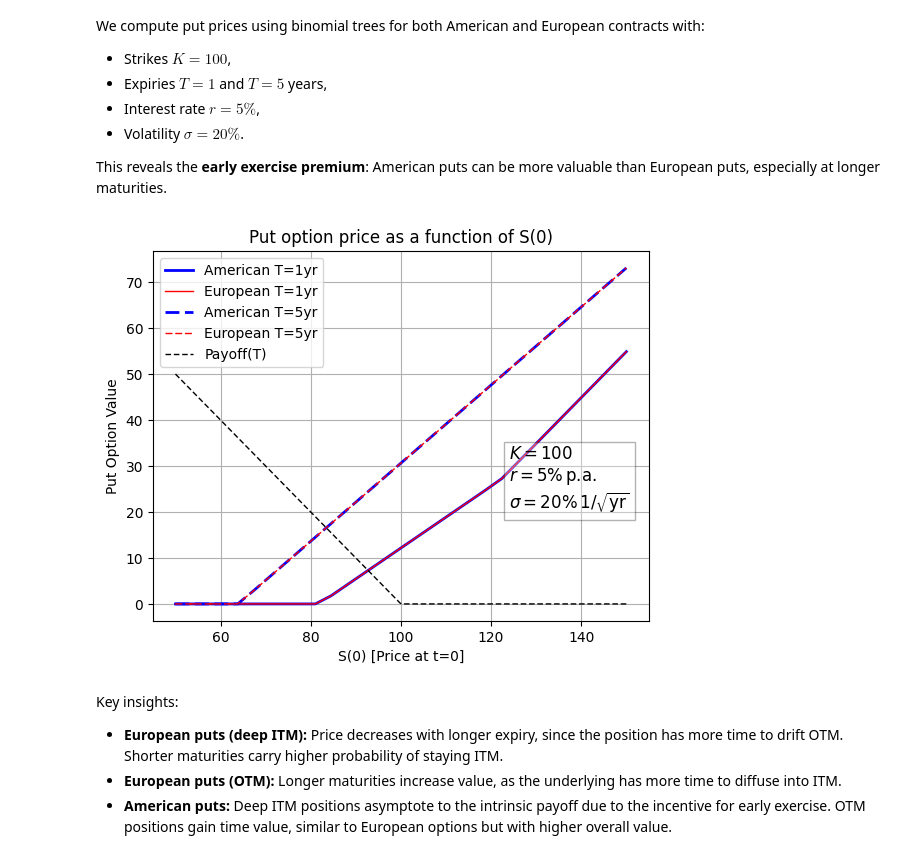
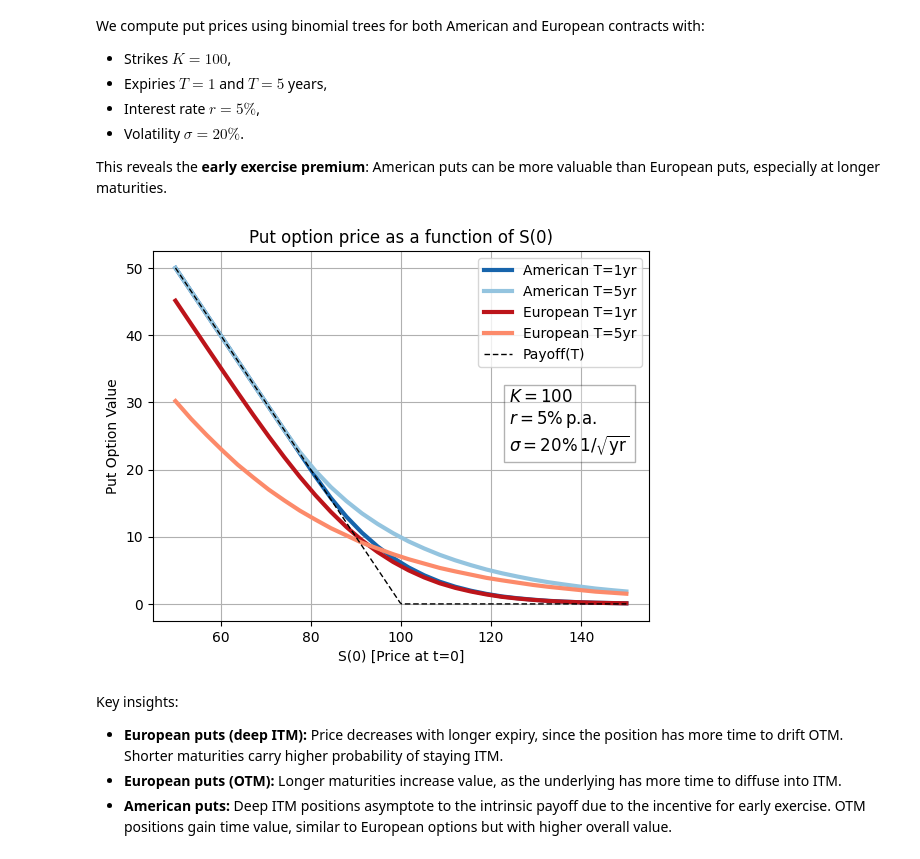
Before and after one commit to rebalkin/Quant-portfolio, a Jupyter notebook: notebooks/option_pricing_v2.ipynb, the cells around one changed output. Cells and saved outputs as stored; diff of their text form; code cells hidden in the pictures.

```diff
--- a/notebooks/option_pricing_v2.ipynb
+++ b/notebooks/option_pricing_v2.ipynb
@@ -166,27 +166,30 @@ T1 = 1
 T2 = 5
 r = 0.05
 sigma = 0.2
+payoff = lambda S:po.payoff_put(S,K)
 # %%
-price_US_1year = bt.eval_option_tree_fast(Srange, r, 0, sigma, T1,1, payoff, "american", K)
-price_US_5year = bt.eval_option_tree_fast(Srange, r, 0, sigma, T2,1, payoff, "american", K)
-price_EU_1year = bt.eval_option_tree_fast(Srange, r, 0, sigma, T1,1, payoff, "european", K)
-price_EU_5year = bt.eval_option_tree_fast(Srange, r, 0, sigma, T2,1, payoff, "european", K)
+price_US_1year = bt.eval_option_tree_fast(Srange, r, 0, sigma, T1,100, payoff, "american")
+price_US_5year = bt.eval_option_tree_fast(Srange, r, 0, sigma, T2,100, payoff, "american")
+price_EU_1year = bt.eval_option_tree_fast(Srange, r, 0, sigma, T1,100, payoff, "european")
+price_EU_5year = bt.eval_option_tree_fast(Srange, r, 0, sigma, T2,100, payoff, "european")
 # %%
-plt.plot(Srange, price_US_1year, marker='',markersize=4,label="American T=1yr", linewidth=2,color='blue')
-plt.plot(Srange, price_EU_1year, marker='',markersize=4,label="European T=1yr", linewidth=1,color='red')
-plt.plot(Srange, price_US_5year, marker='',markersize=4,label="American T=5yr", linewidth=2,dashes=(5,2),color='blue')
-plt.plot(Srange, price_EU_5year, marker='',markersize=4,label="European T=5yr", linewidth=1,dashes=(5,2),color='red')
+colors = [plt.cm.Blues(0.8),  plt.cm.Blues(0.6),plt.cm.Blues(0.4)]
+colorsR = [plt.cm.Reds(0.8),  plt.cm.Reds(0.6),plt.cm.Reds(0.4)]
+plt.plot(Srange, price_US_1year, marker='',markersize=4,label="American T=1yr", linewidth=3,color=colors[0])
+plt.plot(Srange, price_US_5year, marker='',markersize=4,label="American T=5yr", linewidth=3,color=colors[2])
+plt.plot(Srange, price_EU_1year, marker='',markersize=4,label="European T=1yr", linewidth=3,color=colorsR[0])
+plt.plot(Srange, price_EU_5year, marker='',markersize=4,label="European T=5yr", linewidth=3,color=colorsR[2])
 Srange_fine = np.linspace(50,150,300)
 plt.plot(Srange_fine, np.maximum(K-Srange_fine,0),color='black',label='Payoff(T)',linewidth=1,dashes=(4,2))
 plt.xlabel("S(0) [Price at t=0]")
 plt.ylabel("Put Option Value")
 plt.title("Put option price as a function of S(0)")
 plt.legend()
 plt.grid(True)
 plt.text(124, 27, r'$K=100$'+"\n"+r'$r=5\%\,\text{p.a.}$'+"\n"+r'$\sigma=20\%\,1/\sqrt{\text{yr}}$', fontsize=12, color="black", ha="left", va="center",bbox=dict(boxstyle="square", facecolor="white", edgecolor="black",alpha=0.3))
 plt.savefig("../plots/put_vs_S0.png", dpi=300, bbox_inches="tight")
 # %% [output]
-[figure, old version]
+[figure, new version]
 # %% [markdown]
 Key insights:
 
```
Also changed, not shown: parts of 9 cells of this notebook, 6 other files.
